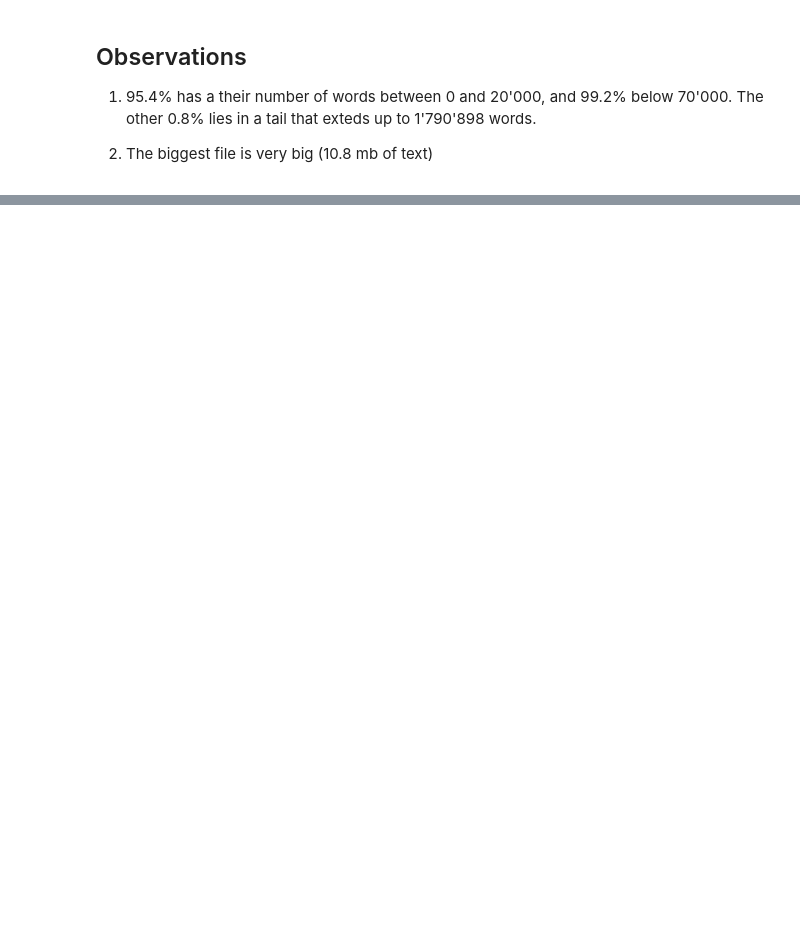
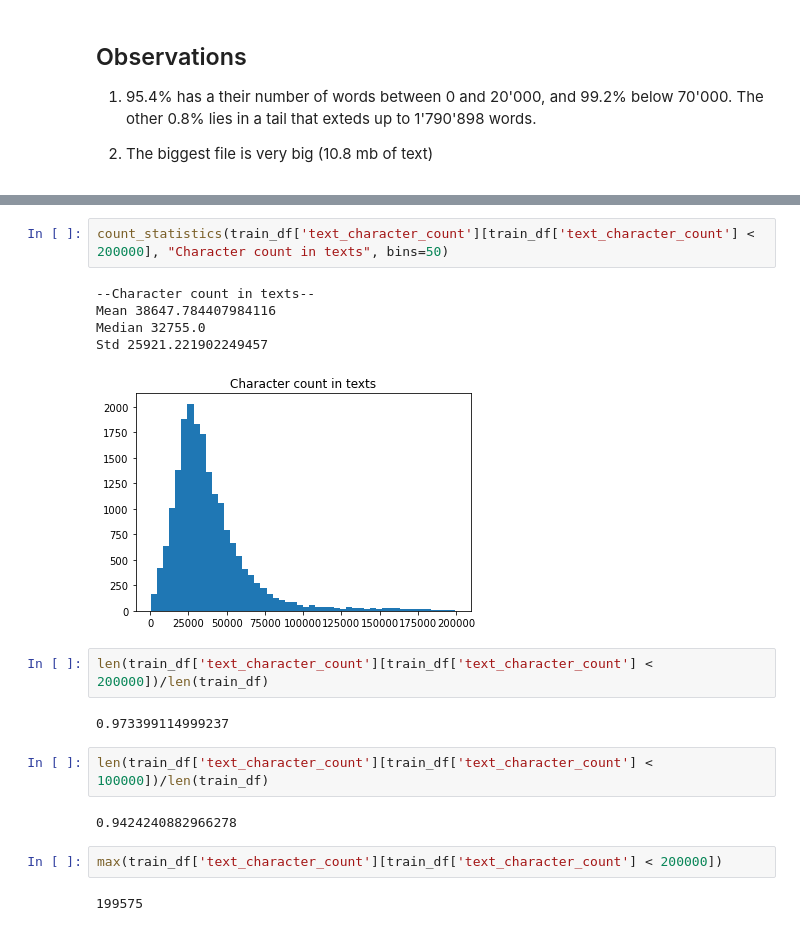
Before and after one commit to verrannt/show-us-the-data, a Jupyter notebook: src/notebooks/lengths_eda.ipynb, the cells around one changed output, grey strips where cells are left out. Saved outputs shown, nothing was run; the diff lists cells and outputs as text; blank space fills up the shorter version.

```diff
--- a/src/notebooks/lengths_eda.ipynb
+++ b/src/notebooks/lengths_eda.ipynb
@@ -99,0 +124,20 @@ subject
+# %%
+count_statistics(train_df['text_character_count'][train_df['text_character_count'] < 200000], "Character count in texts", bins=50)
+# %% [output]
+--Character count in texts--
+Mean 38647.784407984116
+Median 32755.0
+Std 25921.221902249457
+[figure, added]
+# %%
+len(train_df['text_character_count'][train_df['text_character_count'] < 200000])/len(train_df)
+# %% [output]
+0.973399114999237
+# %%
+len(train_df['text_character_count'][train_df['text_character_count'] < 100000])/len(train_df)
+# %% [output]
+0.9424240882966278
+# %%
+max(train_df['text_character_count'][train_df['text_character_count'] < 200000])
+# %% [output]
+199575
```
Also changed, not shown: parts of 9 cells of this notebook, 2 other files.
